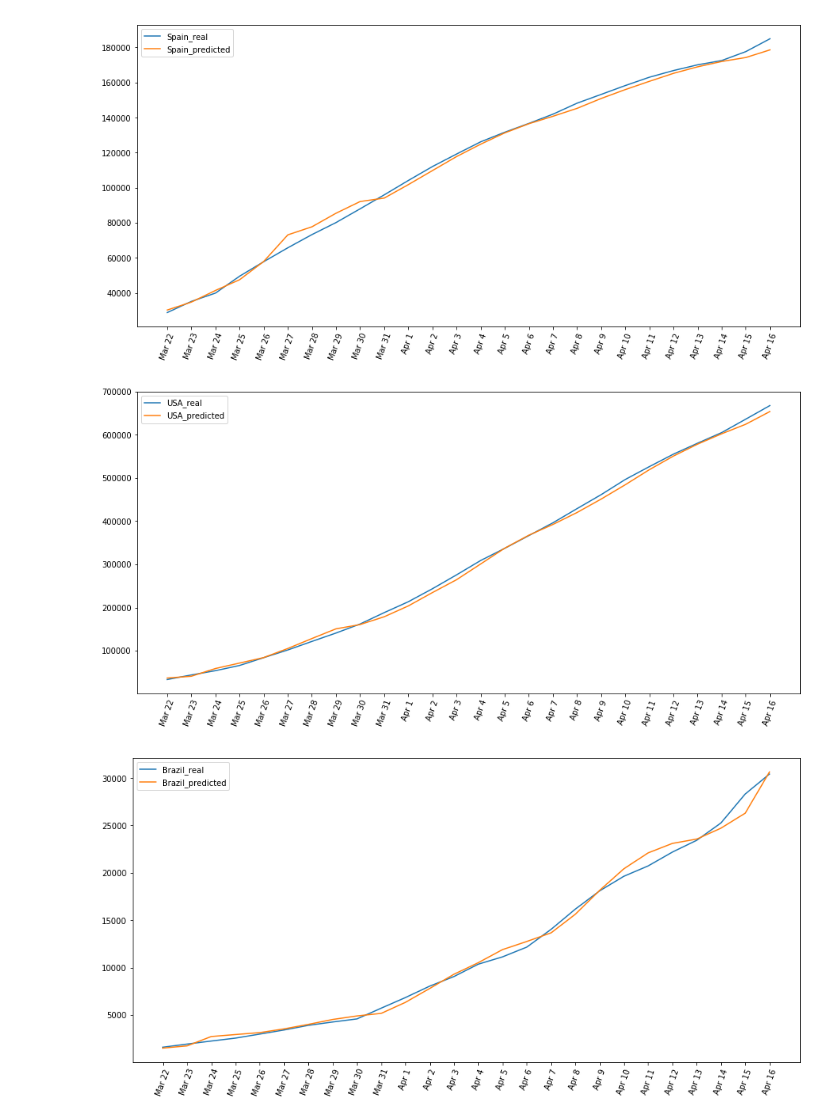
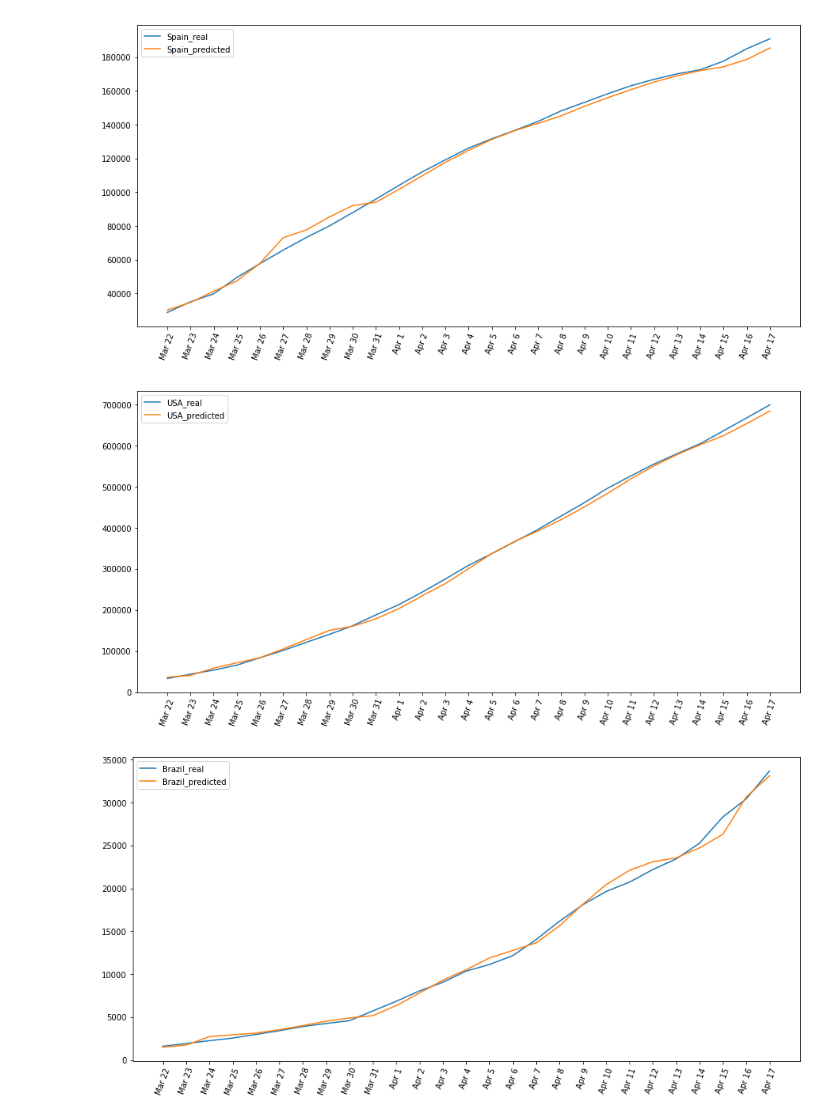
Before and after one commit to lucastsutsui/corona-prediction, a Jupyter notebook: realVsPredictedComparison.ipynb, the cells around one changed output. Cells and saved outputs as stored; diff of their text form; code cells hidden in the pictures.

```diff
--- a/realVsPredictedComparison.ipynb
+++ b/realVsPredictedComparison.ipynb
@@ -40,7 +40,7 @@ xlabel = ["Mar 22", "Mar 23", "Mar 24", "Mar 25", "Mar 26",
           "Apr 1", "Apr 2", "Apr 3", "Apr 4", "Apr 5",
           "Apr 6", "Apr 7", "Apr 8", "Apr 9", "Apr 10",
           "Apr 11", "Apr 12", "Apr 13", "Apr 14", "Apr 15",
-          "Apr 16"]
+          "Apr 16", "Apr 17"]
 
 for country in ["Italy", "Spain", "USA", "Brazil"]:
     plt.figure(figsize=(15,7))
@@ -54,3 +54,3 @@ for country in ["Italy", "Spain", "USA", "Brazil"]:
-[figure, old version]
+[figure, new version]
-[figure, old version]
+[figure, new version]
-[figure, old version]
+[figure, new version]
```
Also changed, not shown: parts of 2 cells of this notebook, 2 other files.
